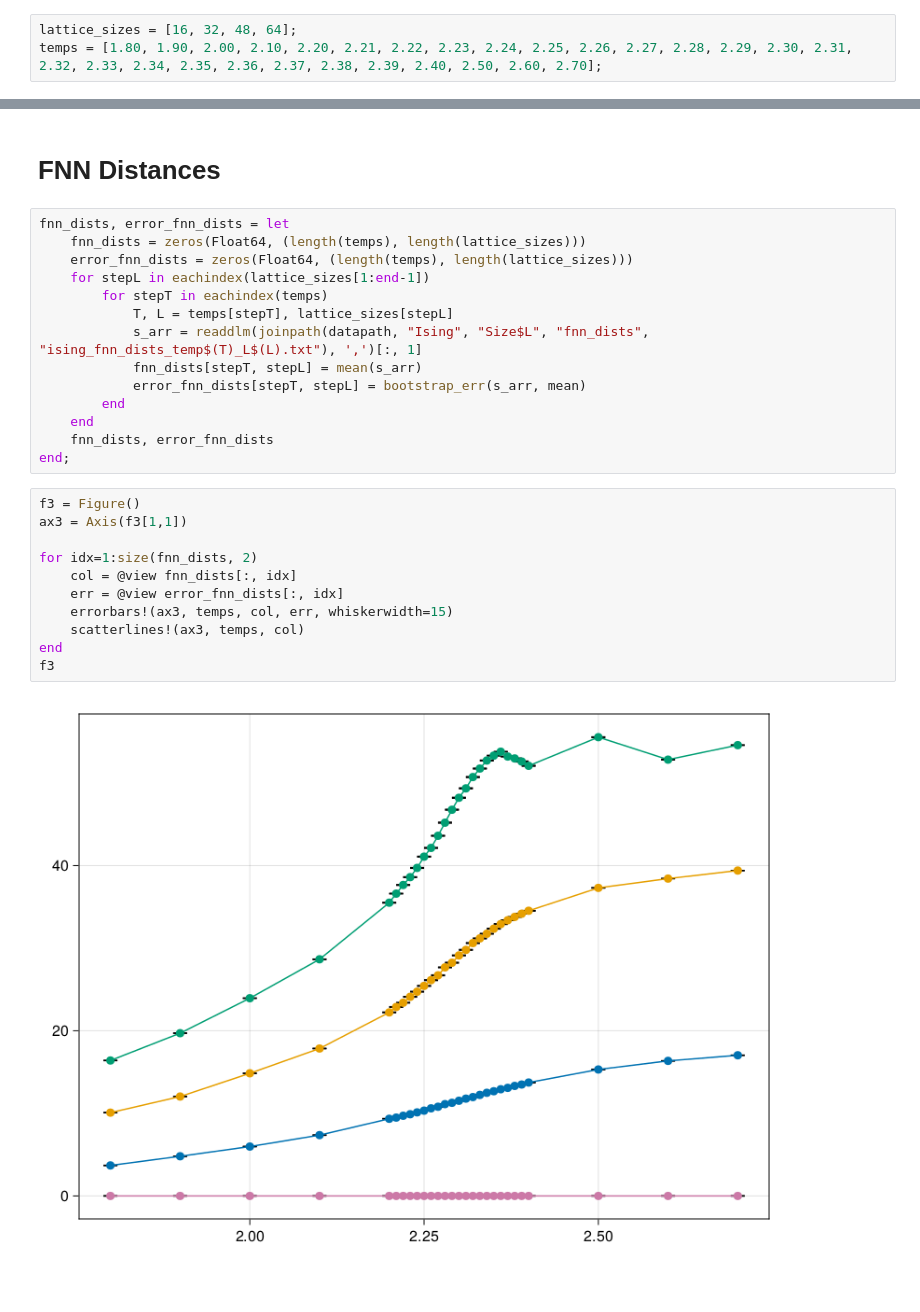
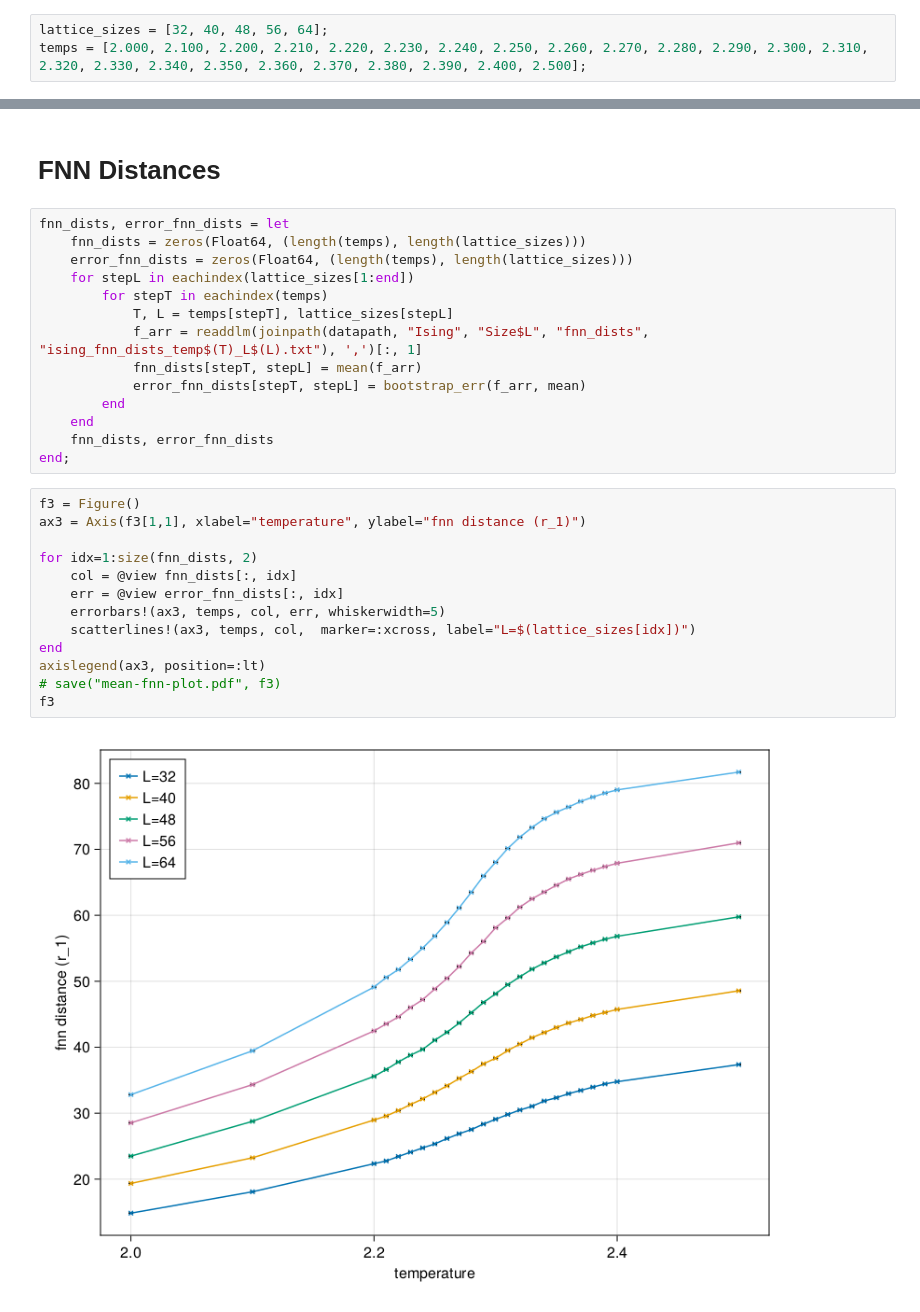
Before and after one commit to JaydevSR/ising-xy-distances-study, a Jupyter notebook: simulations/ising/fnn_structure_factors_analysis.ipynb, the cells around one changed output, grey strips where cells are left out. Saved outputs shown, nothing was run; the diff lists cells and outputs as text.

```diff
--- a/simulations/ising/fnn_structure_factors_analysis.ipynb
+++ b/simulations/ising/fnn_structure_factors_analysis.ipynb
@@ -13,8 +13,8 @@ println("datapath: "* datapath)
 # %% [output]
 datapath: d:\Projects\Dr. Heyl Group\cluster_data
 # %%
-lattice_sizes = [16, 32, 48, 64];
-temps = [1.80, 1.90, 2.00, 2.10, 2.20, 2.21, 2.22, 2.23, 2.24, 2.25, 2.26, 2.27, 2.28, 2.29, 2.30, 2.31, 2.32, 2.33, 2.34, 2.35, 2.36, 2.37, 2.38, 2.39, 2.40, 2.50, 2.60, 2.70];
+lattice_sizes = [32, 40, 48, 56, 64];
+temps = [2.000, 2.100, 2.200, 2.210, 2.220, 2.230, 2.240, 2.250, 2.260, 2.270, 2.280, 2.290, 2.300, 2.310, 2.320, 2.330, 2.340, 2.350, 2.360, 2.370, 2.380, 2.390, 2.400, 2.500];
 # %% [markdown]
 # Check magnetization of the system
 # %%
@@ -79,26 +81,28 @@ f2
 fnn_dists, error_fnn_dists = let
     fnn_dists = zeros(Float64, (length(temps), length(lattice_sizes)))
     error_fnn_dists = zeros(Float64, (length(temps), length(lattice_sizes)))
-    for stepL in eachindex(lattice_sizes[1:end-1])
+    for stepL in eachindex(lattice_sizes[1:end])
         for stepT in eachindex(temps)
             T, L = temps[stepT], lattice_sizes[stepL]
-            s_arr = readdlm(joinpath(datapath, "Ising", "Size$L", "fnn_dists", "ising_fnn_dists_temp$(T)_L$(L).txt"), ',')[:, 1]
-            fnn_dists[stepT, stepL] = mean(s_arr)
-            error_fnn_dists[stepT, stepL] = bootstrap_err(s_arr, mean)
+            f_arr = readdlm(joinpath(datapath, "Ising", "Size$L", "fnn_dists", "ising_fnn_dists_temp$(T)_L$(L).txt"), ',')[:, 1]
+            fnn_dists[stepT, stepL] = mean(f_arr)
+            error_fnn_dists[stepT, stepL] = bootstrap_err(f_arr, mean)
         end
     end
     fnn_dists, error_fnn_dists
 end;
 # %%
 f3 = Figure()
-ax3 = Axis(f3[1,1])
+ax3 = Axis(f3[1,1], xlabel="temperature", ylabel="fnn distance (r_1)")
 
 for idx=1:size(fnn_dists, 2)
     col = @view fnn_dists[:, idx]
     err = @view error_fnn_dists[:, idx]
-    errorbars!(ax3, temps, col, err, whiskerwidth=15)
-    scatterlines!(ax3, temps, col)
+    errorbars!(ax3, temps, col, err, whiskerwidth=5)
+    scatterlines!(ax3, temps, col,  marker=:xcross, label="L=$(lattice_sizes[idx])")
 end
+axislegend(ax3, position=:lt)
+# save("mean-fnn-plot.pdf", f3)
 f3
 # %% [output]
-[figure, old version]
+[figure, new version]
```
Also changed, not shown: parts of 6 cells of this notebook, 3 other files.
